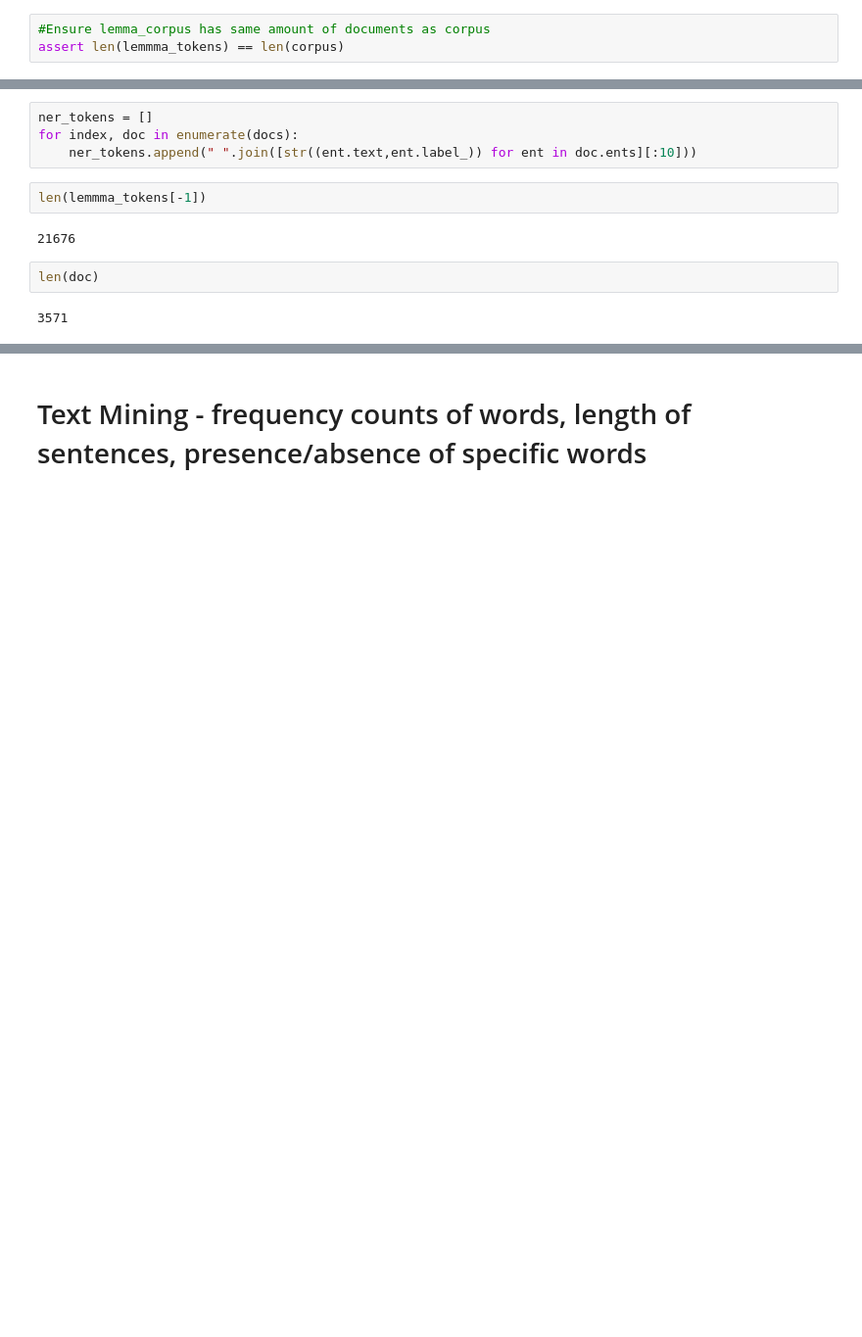
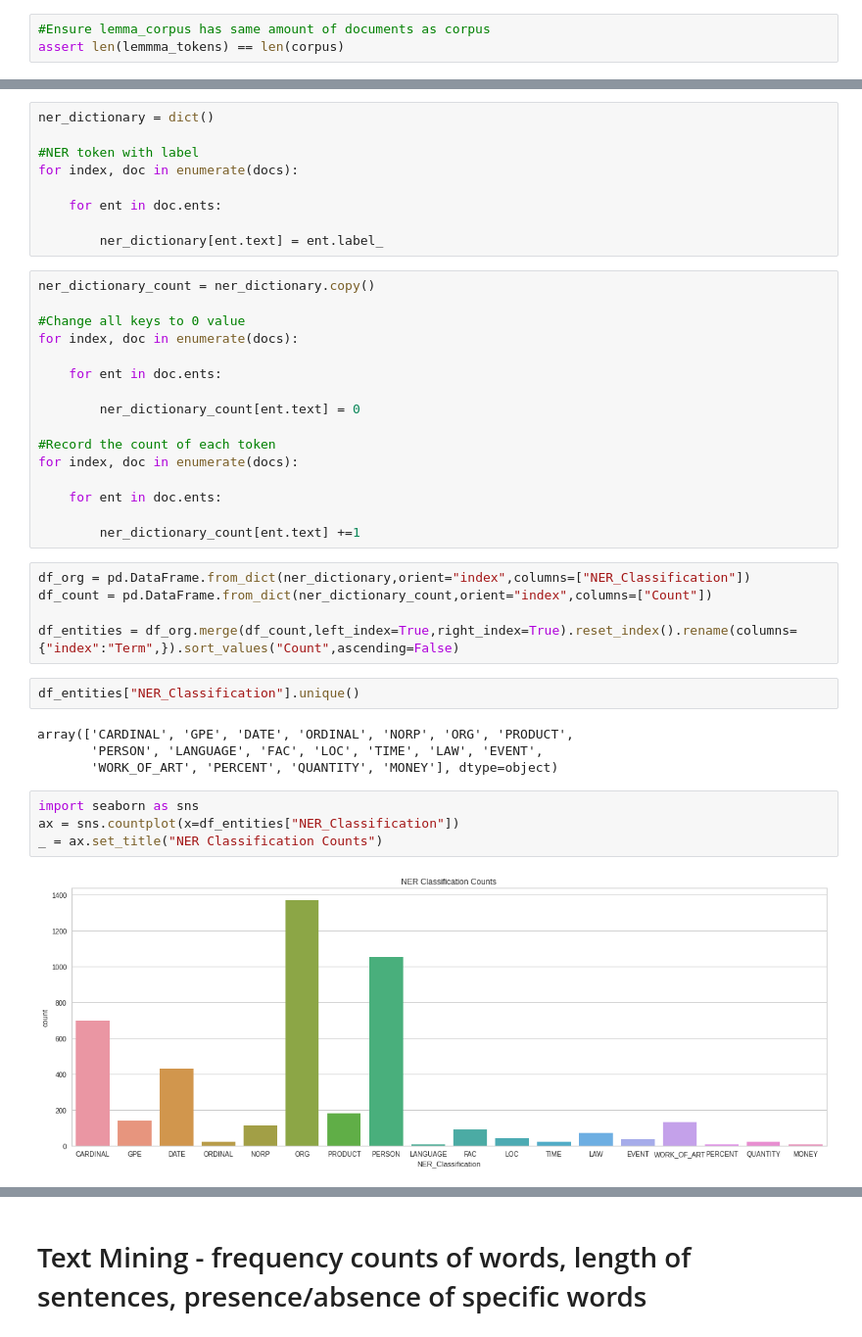
Before and after one commit to VintageGold/Text_Summarization, a Jupyter notebook: EDA.ipynb, the cells around one changed output, grey strips where cells are left out. Shown at 98% size. Cells and saved outputs as stored; diff of their text form; blank space fills up the shorter version.

```diff
--- a/EDA.ipynb
+++ b/EDA.ipynb
@@ -196,12 +209,42 @@ assert len(lemmma_tokens) == len(corpus)
 # %%
-ner_tokens = []
+ner_dictionary = dict()
+
+#NER token with label
 for index, doc in enumerate(docs):
-    ner_tokens.append(" ".join([str((ent.text,ent.label_)) for ent in doc.ents][:10]))
+
+    for ent in doc.ents:
+
+        ner_dictionary[ent.text] = ent.label_
-# %%
-len(lemmma_tokens[-1])
-# %% [output]
-21676
-# %%
-len(doc)
-# %% [output]
-3571
+# %%
+ner_dictionary_count = ner_dictionary.copy()
+
+#Change all keys to 0 value
+for index, doc in enumerate(docs):
+
+    for ent in doc.ents:
+
+        ner_dictionary_count[ent.text] = 0
+
+#Record the count of each token
+for index, doc in enumerate(docs):
+
+    for ent in doc.ents:
+
+        ner_dictionary_count[ent.text] +=1
+# %%
+df_org = pd.DataFrame.from_dict(ner_dictionary,orient="index",columns=["NER_Classification"])
+df_count = pd.DataFrame.from_dict(ner_dictionary_count,orient="index",columns=["Count"])
+
+df_entities = df_org.merge(df_count,left_index=True,right_index=True).reset_index().rename(columns={"index":"Term",}).sort_values("Count",ascending=False)
+# %%
+df_entities["NER_Classification"].unique()
+# %% [output]
+array(['CARDINAL', 'GPE', 'DATE', 'ORDINAL', 'NORP', 'ORG', 'PRODUCT',
+       'PERSON', 'LANGUAGE', 'FAC', 'LOC', 'TIME', 'LAW', 'EVENT',
+       'WORK_OF_ART', 'PERCENT', 'QUANTITY', 'MONEY'], dtype=object)
+# %%
+import seaborn as sns
+ax = sns.countplot(x=df_entities["NER_Classification"])
+_ = ax.set_title("NER Classification Counts")
+# %% [output]
+[figure, added]
```
Also changed, not shown: parts of 16 cells of this notebook.
